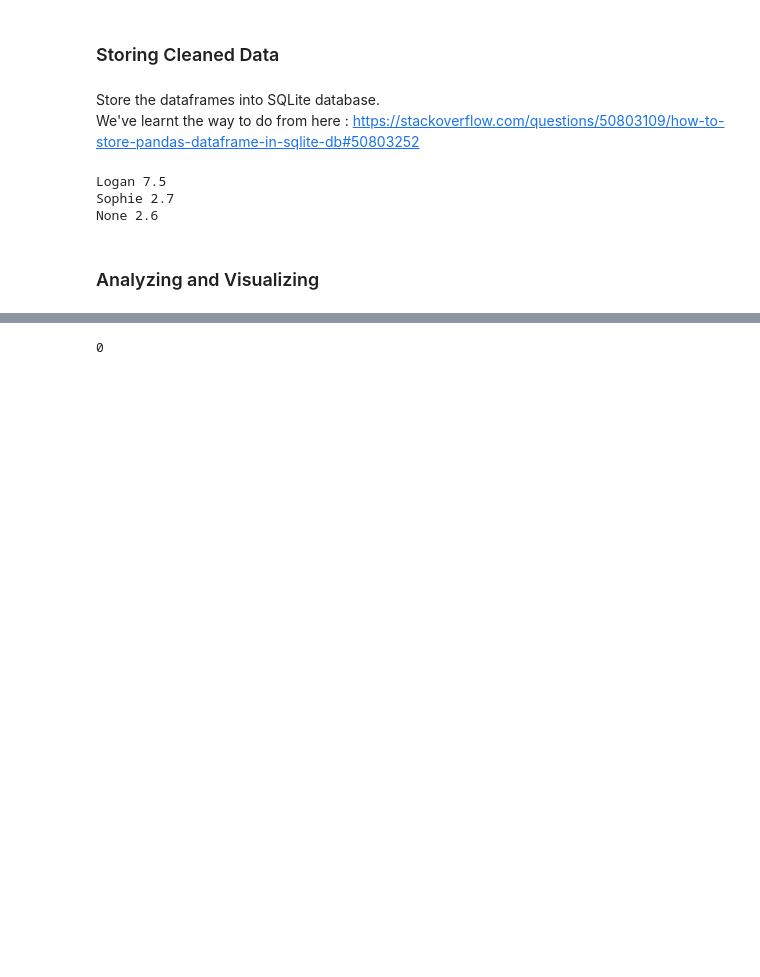
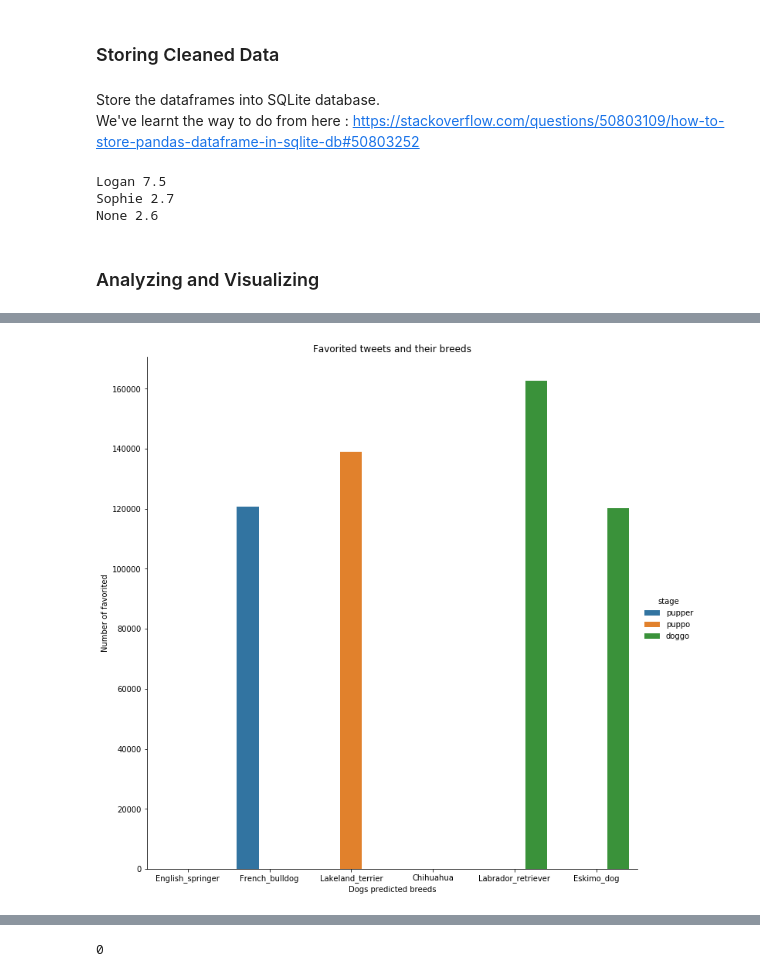
Before and after one commit to jlcossi/wrangle_and_analyze_data, a Jupyter notebook: wrangle_act.ipynb, the cells around one changed output, grey strips where cells are left out. Drawn from its saved outputs; the diff is of its cells as text; code cells hidden in the pictures; blank space fills up the shorter version.

```diff
--- a/wrangle_act.ipynb
+++ b/wrangle_act.ipynb
@@ -1164,0 +1253,9 @@ None 2.6
+# %%
+# Get the breeds for the most favorited
+df_favorited_breed = pd.merge(df_most_favorited, df_image_clean, how='left', on='tweet_id')
+# %%
+# Observe the breeds
+breedplot = sns.catplot(x="prediction", y="favorite_count", hue="stage", kind="bar", data=df_favorited_breed, height=10);
+breedplot.set(title='Favorited tweets and their breeds', xlabel='Dogs predicted breeds', ylabel='Number of favorited');
+# %% [output]
+[figure, added]
```
Also changed, not shown: parts of 27 cells of this notebook.
